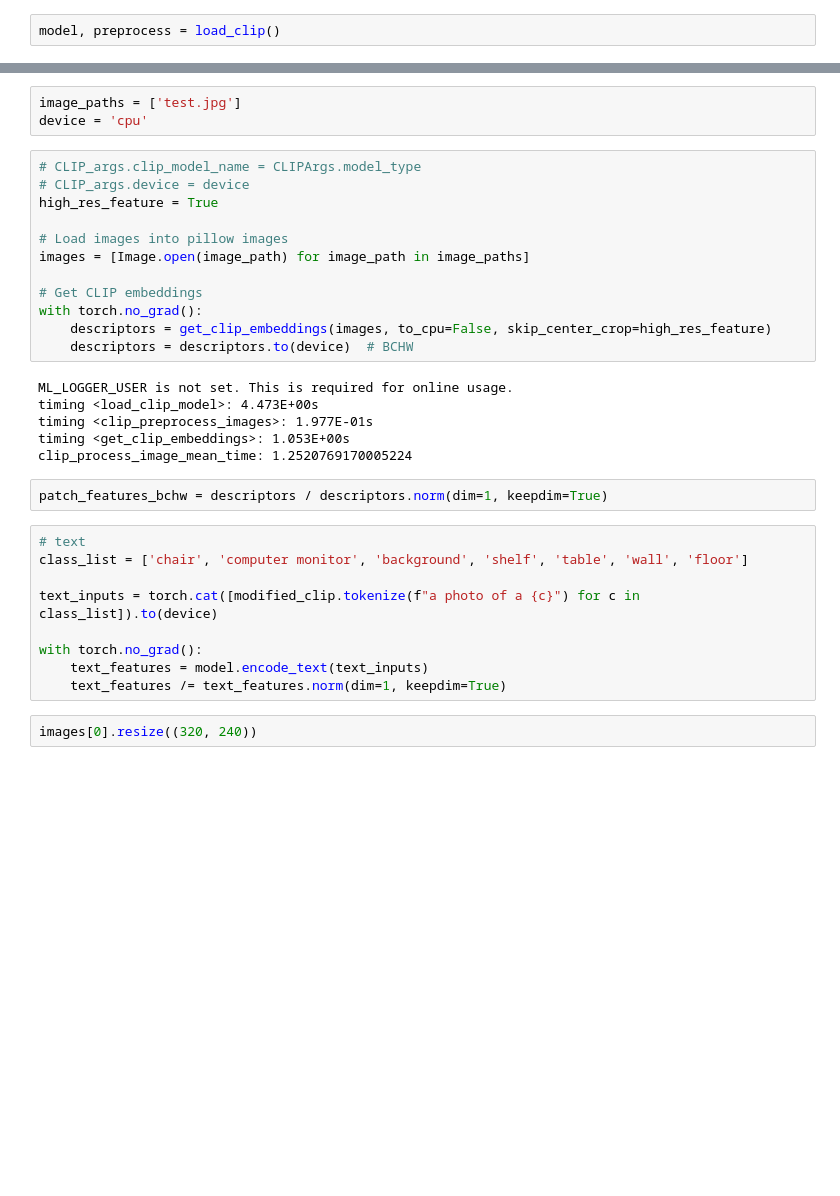
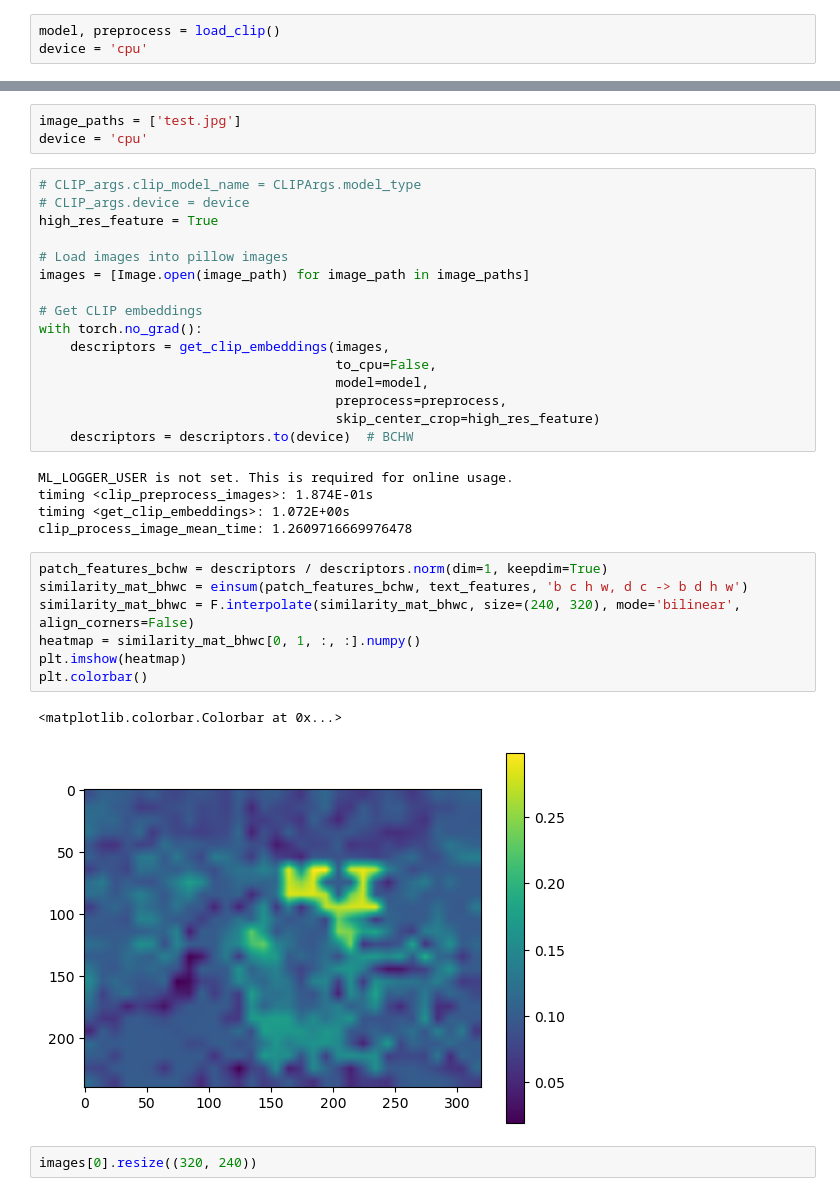
Before and after one commit to RogerQi/Patched_CLIP, a Jupyter notebook: example.ipynb, the cells around one changed output, grey strips where cells are left out. Saved outputs shown, nothing was run; the diff lists cells and outputs as text; blank space fills up the shorter version.

Commit message:
[feat] implement routine for inference patch feature from 0-1 RGB tensor

```diff
--- a/example.ipynb
+++ b/example.ipynb
@@ -12,3 +13,4 @@ from patched_clip.patched_clip import CLIP_args, get_clip_embeddings, load_clip,
 from patched_clip import modified_clip
 # %%
 model, preprocess = load_clip()
+device = 'cpu'
@@ -25,25 +46,27 @@ images = [Image.open(image_path) for image_path in image_paths]
 
 # Get CLIP embeddings
 with torch.no_grad():
-    descriptors = get_clip_embeddings(images, to_cpu=False, skip_center_crop=high_res_feature)
+    descriptors = get_clip_embeddings(images,
+                                      to_cpu=False,
+                                      model=model,
+                                      preprocess=preprocess,
+                                      skip_center_crop=high_res_feature)
     descriptors = descriptors.to(device)  # BCHW
 # %% [output]
 ML_LOGGER_USER is not set. This is required for online usage.
-timing <load_clip_model>: 4.473E+00s
-timing <clip_preprocess_images>: 1.977E-01s
-timing <get_clip_embeddings>: 1.053E+00s
-clip_process_image_mean_time: 1.2520769170005224
+timing <clip_preprocess_images>: 1.874E-01s
+timing <get_clip_embeddings>: 1.072E+00s
+clip_process_image_mean_time: 1.2609716669976478
-# %%
-patch_features_bchw = descriptors / descriptors.norm(dim=1, keepdim=True)
-# %%
-# text
-class_list = ['chair', 'computer monitor', 'background', 'shelf', 'table', 'wall', 'floor']
-
-text_inputs = torch.cat([modified_clip.tokenize(f"a photo of a {c}") for c in class_list]).to(device)
-
-with torch.no_grad():
-    text_features = model.encode_text(text_inputs)
-    text_features /= text_features.norm(dim=1, keepdim=True)
+# %%
+patch_features_bchw = descriptors / descriptors.norm(dim=1, keepdim=True)
+similarity_mat_bhwc = einsum(patch_features_bchw, text_features, 'b c h w, d c -> b d h w')
+similarity_mat_bhwc = F.interpolate(similarity_mat_bhwc, size=(240, 320), mode='bilinear', align_corners=False)
+heatmap = similarity_mat_bhwc[0, 1, :, :].numpy()
+plt.imshow(heatmap)
+plt.colorbar()
+# %% [output]
+<matplotlib.colorbar.Colorbar at 0x...>
+[figure, added]
 # %%
 images[0].resize((320, 240))
 # %% [output]
```
Also changed, not shown: parts of 7 cells of this notebook, 1 other file.
